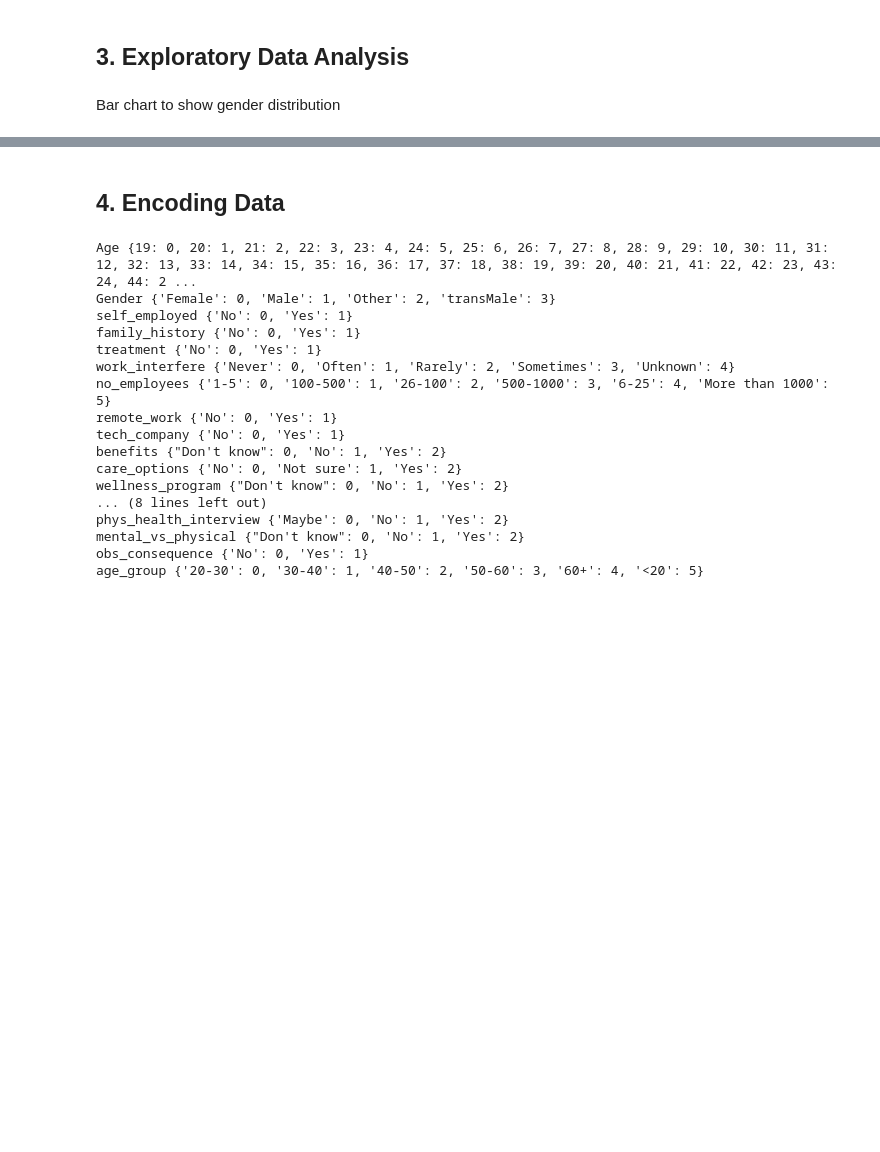
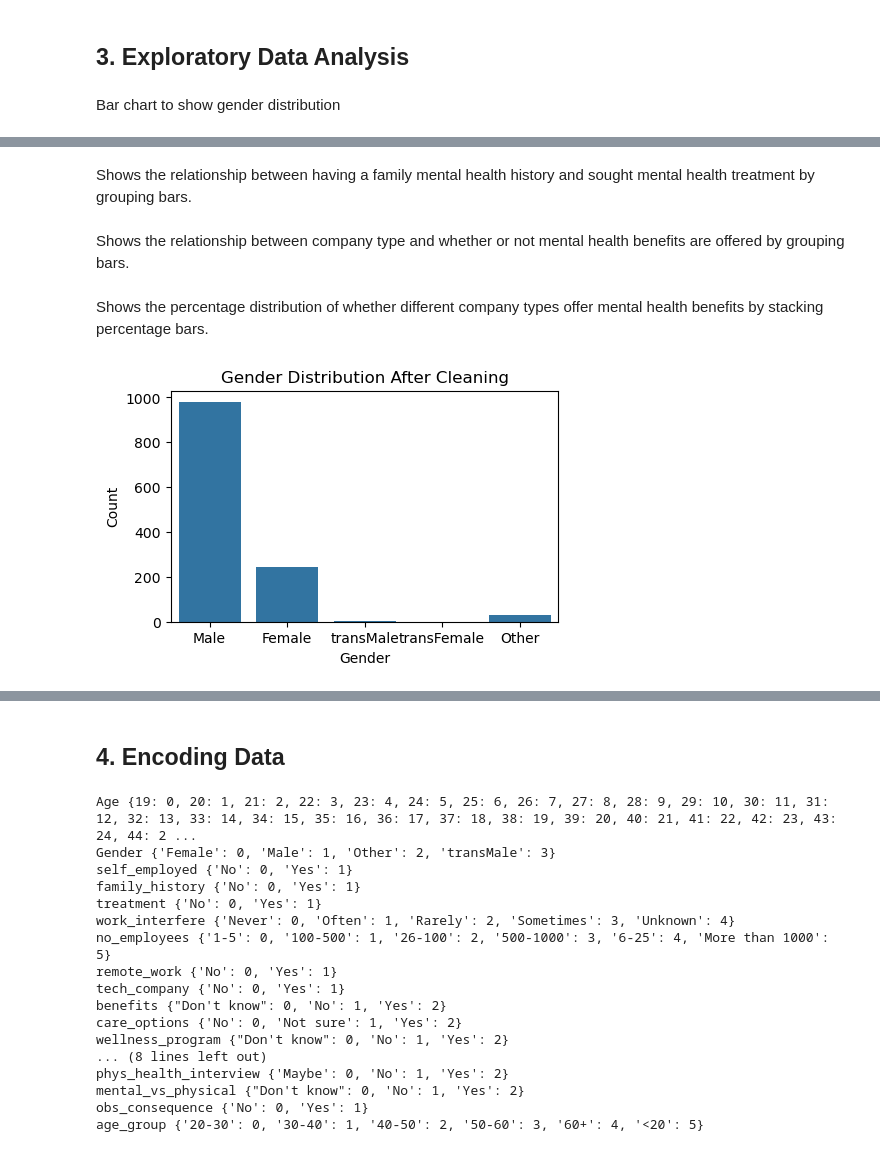
Before and after one commit to sjbmcg/data_science_group_project, a Jupyter notebook: implementation/Group project copy 1123.ipynb, the cells around one changed output, grey strips where cells are left out. Drawn from its saved outputs; the diff is of its cells as text; code cells hidden in the pictures; blank space fills up the shorter version.

```diff
--- a/implementation/Group project copy 1123.ipynb
+++ b/implementation/Group project copy 1123.ipynb
@@ -100,7 +100,7 @@ We use pandas to describe and analyze data, matplotlib and seaborn to visualize
 # %%
 # Loading the dataset
 def get_original_data():
-    file = './input/survey.csv'
+    file = 'survey.csv'
     df = pd.read_csv(file)
     return df
 
@@ -460,0 +256,8 @@ plt.show()
+# %%
+def visualize_gender_distribution(df):
+    plt.figure(figsize=(5, 3))
+    sns.countplot(data=df, x='Gender', order=['Male', 'Female', 'transMale', 'transFemale', 'Other'])
+    plt.title("Gender Distribution After Cleaning")
+    plt.xlabel("Gender")
+    plt.ylabel("Count")
+    plt.show()
@@ -460,0 +357,2 @@ plt.show()
+# %% [markdown]
+Shows the relationship between having a family mental health history and sought mental health treatment by grouping bars.
@@ -460,0 +369,2 @@ plt.show()
+# %% [markdown]
+Shows the relationship between company type and whether or not mental health benefits are offered by grouping bars.
@@ -460,0 +384,6 @@ plt.show()
+# %% [markdown]
+Shows the percentage distribution of whether different company types offer mental health benefits by stacking percentage bars.
+# %%
+visualize_gender_distribution(df)
+# %% [output]
+[figure, added]
```
Also changed, not shown: parts of 52 cells of this notebook.
